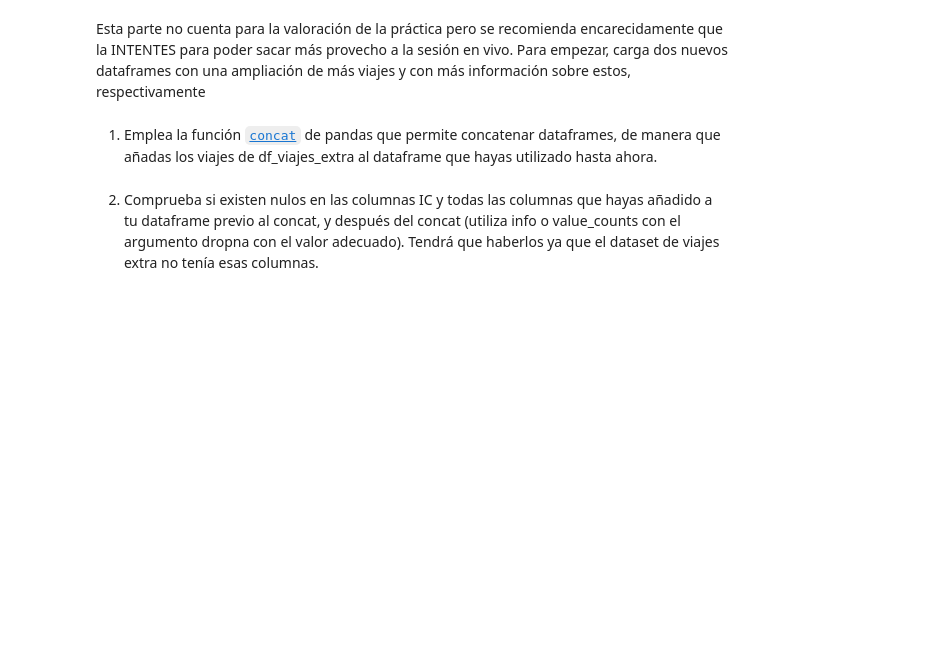
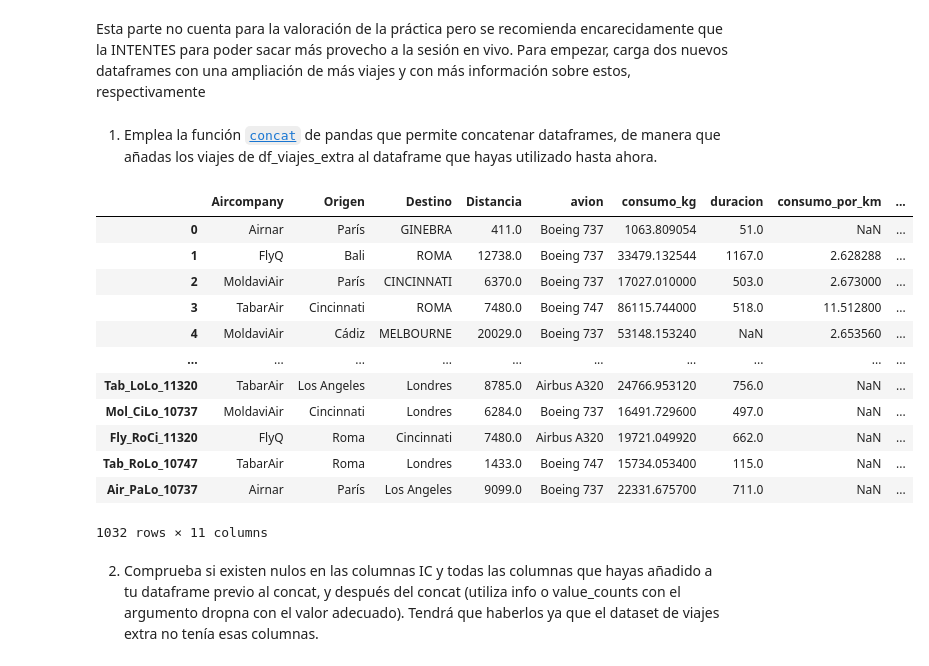
Before and after one commit to CristianZB-dev/MIS_PRACTICAS, a Jupyter notebook: 02_Programacion_y_Herramientas_Avanzadas/Sprint_04/Unidad_02/Practica_Obligatoria/18_Practica_Obligatoria_Pandas_II.ipynb, the cells around one changed output. Drawn from its saved outputs; the diff is of its cells as text; code cells hidden in the pictures; blank space fills up the shorter version.

```diff
--- a/02_Programacion_y_Herramientas_Avanzadas/Sprint_04/Unidad_02/Practica_Obligatoria/18_Practica_Obligatoria_Pandas_II.ipynb
+++ b/02_Programacion_y_Herramientas_Avanzadas/Sprint_04/Unidad_02/Practica_Obligatoria/18_Practica_Obligatoria_Pandas_II.ipynb
@@ -571,5 +571,22 @@ df_viajes_extra = pd.read_csv("./data/dataset_viajes_extra.csv", index_col = "Id
 df_ingresos = pd.read_csv("./data/dataset_ingresos.csv")
 # %% [markdown]
 1. Emplea la función [`concat`](https://pandas.pydata.org/docs/reference/api/pandas.concat.html "info sobre pandas concat") de pandas que permite concatenar dataframes, de manera que añadas los viajes de df_viajes_extra al dataframe que hayas utilizado hasta ahora.
+# %%
+df_combinado = pd.concat([df_viajes_sin_duplicados,df_viajes_extra])
+df_combinado
+# %% [output]
+|  | Aircompany | Origen | Destino | Distancia | avion | consumo_kg | duracion | consumo_por_km | ... |
+| 0 | Airnar | París | GINEBRA | 411.0 | Boeing 737 | 1063.809054 | 51.0 | NaN | ... |
+| 1 | FlyQ | Bali | ROMA | 12738.0 | Boeing 737 | 33479.132544 | 1167.0 | 2.628288 | ... |
+| 2 | MoldaviAir | París | CINCINNATI | 6370.0 | Boeing 737 | 17027.010000 | 503.0 | 2.673000 | ... |
+| 3 | TabarAir | Cincinnati | ROMA | 7480.0 | Boeing 747 | 86115.744000 | 518.0 | 11.512800 | ... |
+| 4 | MoldaviAir | Cádiz | MELBOURNE | 20029.0 | Boeing 737 | 53148.153240 | NaN | 2.653560 | ... |
+| ... | ... | ... | ... | ... | ... | ... | ... | ... | ... |
+| Tab_LoLo_11320 | TabarAir | Los Angeles | Londres | 8785.0 | Airbus A320 | 24766.953120 | 756.0 | NaN | ... |
+| Mol_CiLo_10737 | MoldaviAir | Cincinnati | Londres | 6284.0 | Boeing 737 | 16491.729600 | 497.0 | NaN | ... |
+| Fly_RoCi_11320 | FlyQ | Roma | Cincinnati | 7480.0 | Airbus A320 | 19721.049920 | 662.0 | NaN | ... |
+| Tab_RoLo_10747 | TabarAir | Roma | Londres | 1433.0 | Boeing 747 | 15734.053400 | 115.0 | NaN | ... |
+| Air_PaLo_10737 | Airnar | París | Los Angeles | 9099.0 | Boeing 737 | 22331.675700 | 711.0 | NaN | ... |
+1032 rows × 11 columns
 # %% [markdown]
 2. Comprueba si existen nulos en las columnas IC y todas las columnas que hayas añadido a tu dataframe previo al concat, y después del concat (utiliza info o value_counts con el argumento dropna con el valor adecuado). Tendrá que haberlos ya que el dataset de viajes extra no tenía esas columnas.
```
Also changed, not shown: parts of 12 cells of this notebook.
